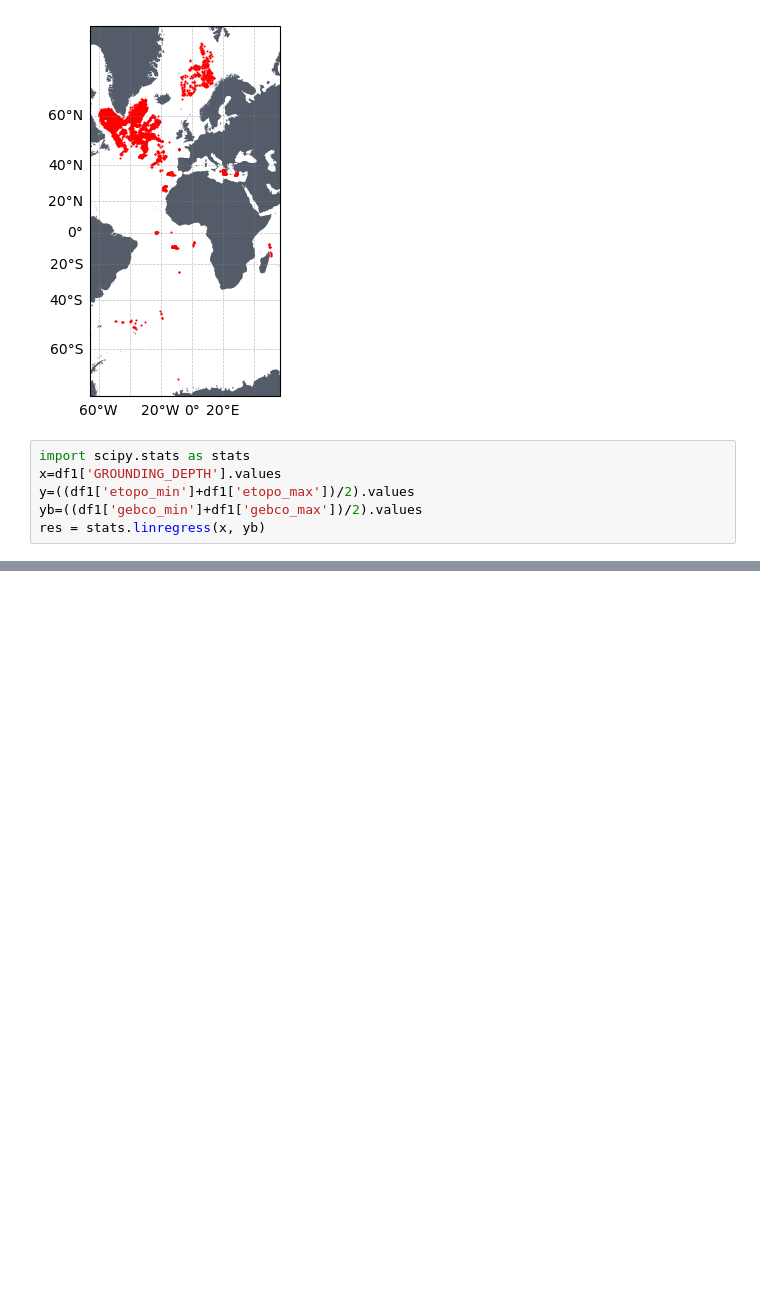
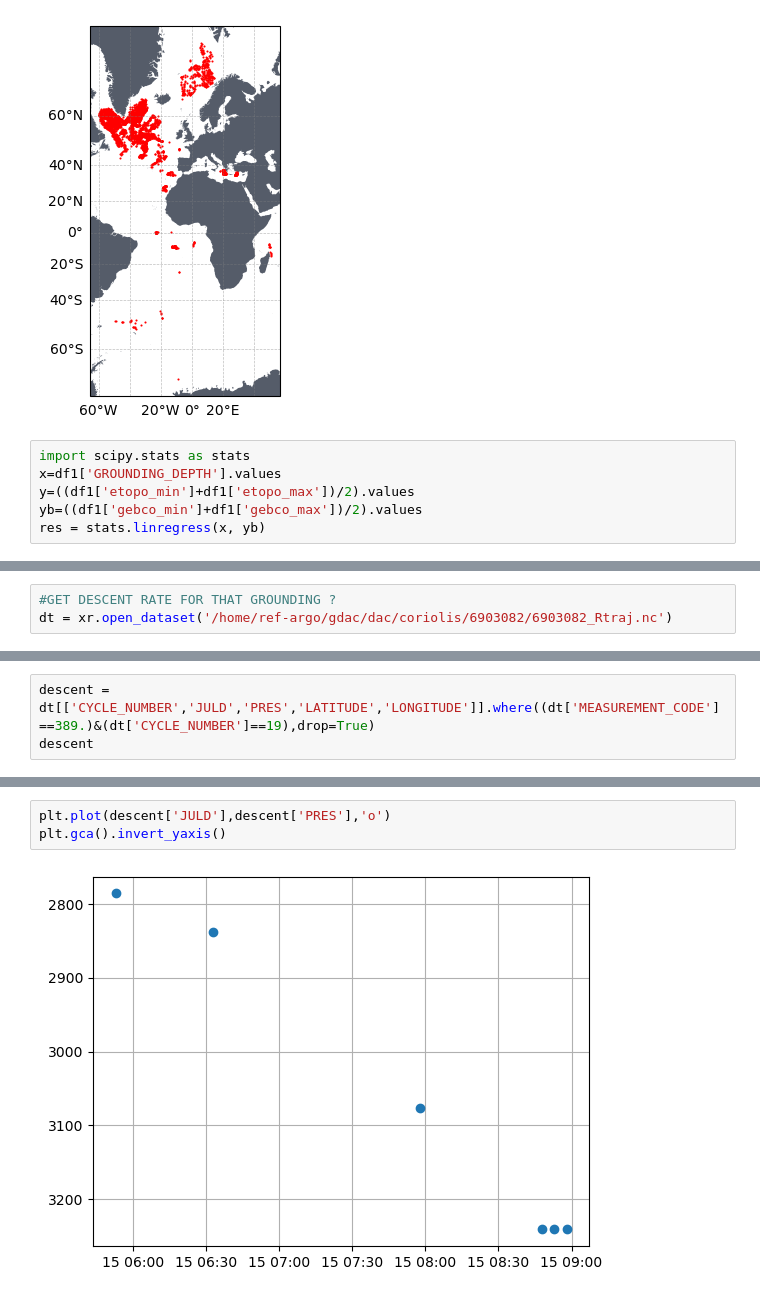
Before and after one commit to quai20/argobathy, a Jupyter notebook: deep/deep_profiles.ipynb, the cells around one changed output, grey strips where cells are left out. Saved outputs shown, nothing was run; the diff lists cells and outputs as text; blank space fills up the shorter version.

```diff
--- a/deep/deep_profiles.ipynb
+++ b/deep/deep_profiles.ipynb
@@ -189,0 +201,3 @@ ax.set_ylabel('~Bathy [m]')
+# %%
+#GET DESCENT RATE FOR THAT GROUNDING ?
+dt = xr.open_dataset('/home/ref-argo/gdac/dac/coriolis/6903082/6903082_Rtraj.nc')
@@ -189,0 +235,3 @@ ax.set_ylabel('~Bathy [m]')
+# %%
+descent = dt[['CYCLE_NUMBER','JULD','PRES','LATITUDE','LONGITUDE']].where((dt['MEASUREMENT_CODE']==389.)&(dt['CYCLE_NUMBER']==19),drop=True)
+descent
@@ -189,0 +256,5 @@ ax.set_ylabel('~Bathy [m]')
+# %%
+plt.plot(descent['JULD'],descent['PRES'],'o')
+plt.gca().invert_yaxis()
+# %% [output]
+[figure, added]
```
Also changed, not shown: parts of 13 cells of this notebook, 1 other file.
